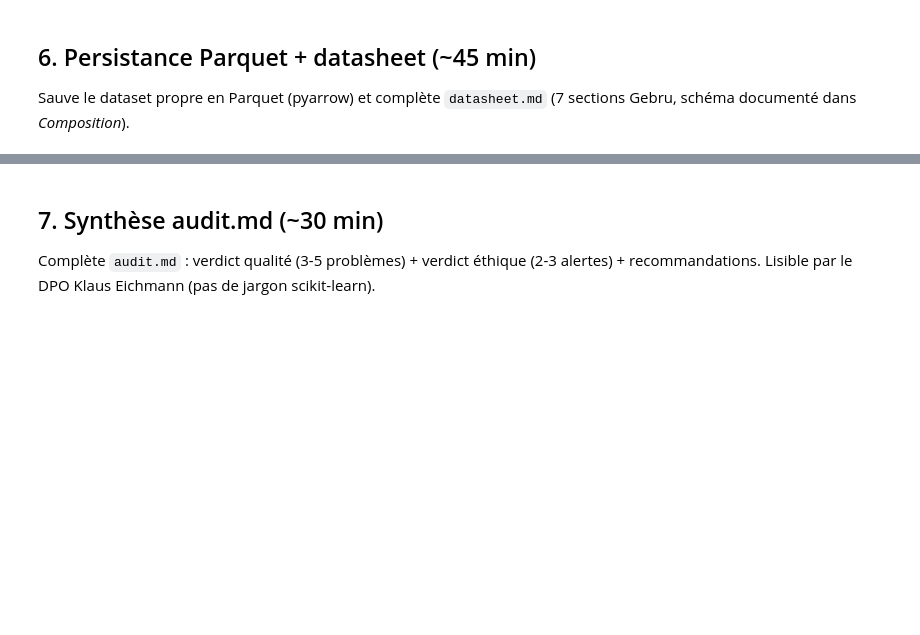
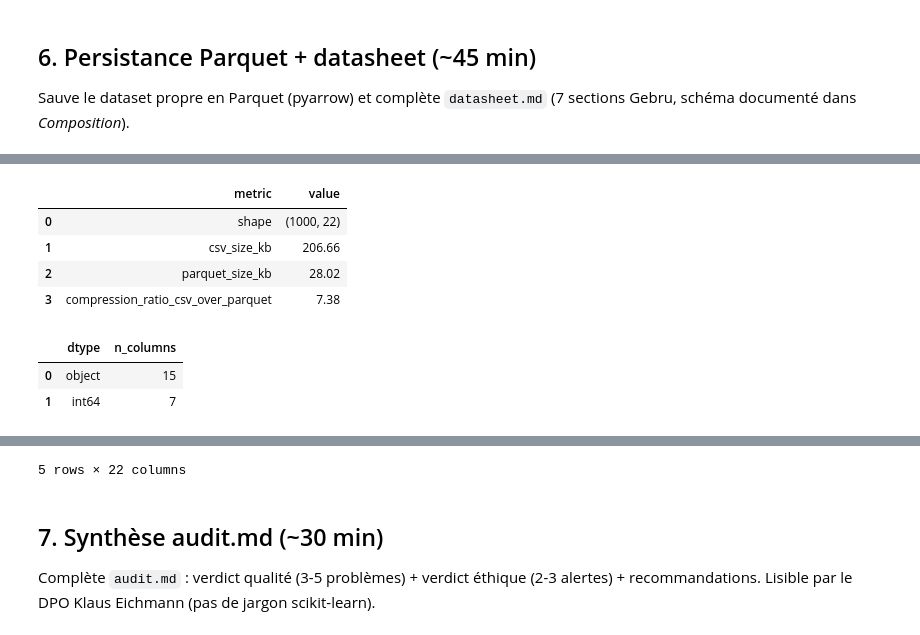
Before and after one commit to Franck-Beugnet/M2-B1-pipe-eckmuhl-franck, a Jupyter notebook: notebooks/M2-B1_template.ipynb, the cells around one changed output, grey strips where cells are left out. Drawn from its saved outputs; the diff is of its cells as text; code cells hidden in the pictures; blank space fills up the shorter version.

Commit message:
task7(notebook):format parquet

```diff
--- a/notebooks/M2-B1_template.ipynb
+++ b/notebooks/M2-B1_template.ipynb
@@ -705,0 +759,47 @@ print(f"CSV : {csv_size:.1f} Ko · Parquet : {pq_size:.1f} Ko (compression : {cs
+# %%
+# Vérification relecture Parquet
+df_back = pd.read_parquet(CLEAN_PATH)
+
+type_counts = pd.DataFrame(
+    {
+        "dtype": df_back.dtypes.astype(str).value_counts().index,
+        "n_columns": df_back.dtypes.astype(str).value_counts().values,
+    }
+)
+
+csv_size_kb = RAW_PATH.stat().st_size / 1024
+pq_size_kb = CLEAN_PATH.stat().st_size / 1024
+
+io_check = pd.DataFrame(
+    [
+        {
+            "metric": "shape",
+            "value": str(df_back.shape),
+        },
+        {
+            "metric": "csv_size_kb",
+            "value": round(csv_size_kb, 2),
+        },
+        {
+            "metric": "parquet_size_kb",
+            "value": round(pq_size_kb, 2),
+        },
+        {
+            "metric": "compression_ratio_csv_over_parquet",
+            "value": round(csv_size_kb / pq_size_kb, 2) if pq_size_kb > 0 else None,
+        },
+    ]
+)
+
+display(io_check)
+display(type_counts)
+display(df_back.head())
+# %% [output]
+|  | metric | value |
+| 0 | shape | (1000, 22) |
+| 1 | csv_size_kb | 206.66 |
+| 2 | parquet_size_kb | 28.02 |
+| 3 | compression_ratio_csv_over_parquet | 7.38 |
+|  | dtype | n_columns |
+| 0 | object | 15 |
+| 1 | int64 | 7 |
@@ -706,3 +812,4 @@ print(f"CSV : {csv_size:.1f} Ko · Parquet : {pq_size:.1f} Ko (compression : {cs
+5 rows × 22 columns
 # %% [markdown]
 ## 7. Synthèse audit.md (~30 min)
 
```
Also changed, not shown: parts of 4 cells of this notebook, 2 other files.
